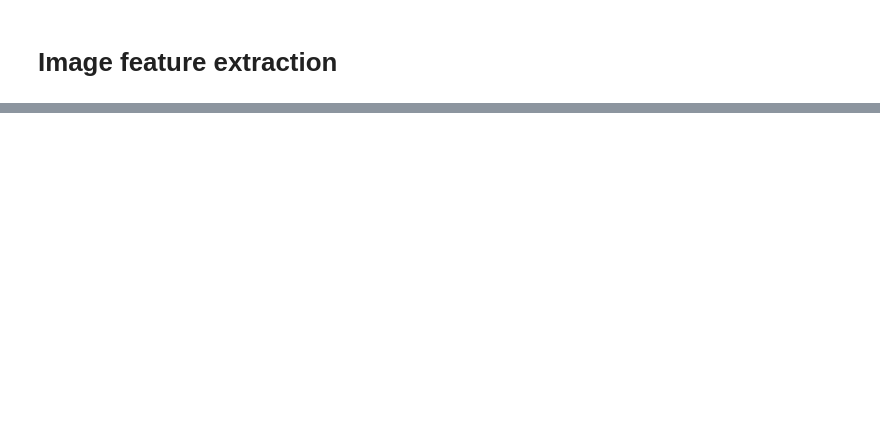
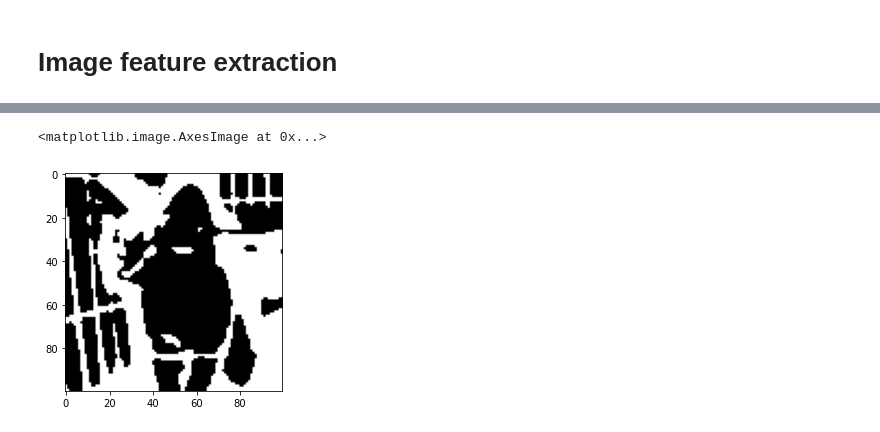
Before and after one commit to duotien/NDUD_HK2_2020, a Jupyter notebook: Features extraction.ipynb, the cells around one changed output, grey strips where cells are left out. Cells and saved outputs as stored; diff of their text form; code cells hidden in the pictures; blank space fills up the shorter version.

```diff
--- a/Features extraction.ipynb
+++ b/Features extraction.ipynb
@@ -63,5 +83,8 @@ plt.imshow(cv2.cvtColor(res2, cv2.COLOR_BGR2RGB))
 # %%
 # threshold
 gray = cv2.cvtColor(blur,cv2.COLOR_BGR2GRAY)
-thres = cv2.adaptiveThreshold(gray,255,cv2.ADAPTIVE_THRESH_GAUSSIAN_C,cv2.THRESH_BINARY_INV,99,10)
+thres = cv2.adaptiveThreshold(gray,255,cv2.ADAPTIVE_THRESH_GAUSSIAN_C,cv2.THRESH_BINARY_INV,127,3)
 plt.imshow(cv2.cvtColor(thres, cv2.COLOR_BGR2RGB))
+# %% [output]
+<matplotlib.image.AxesImage at 0x...>
+[figure, added]
```
Also changed, not shown: parts of 5 cells of this notebook.
